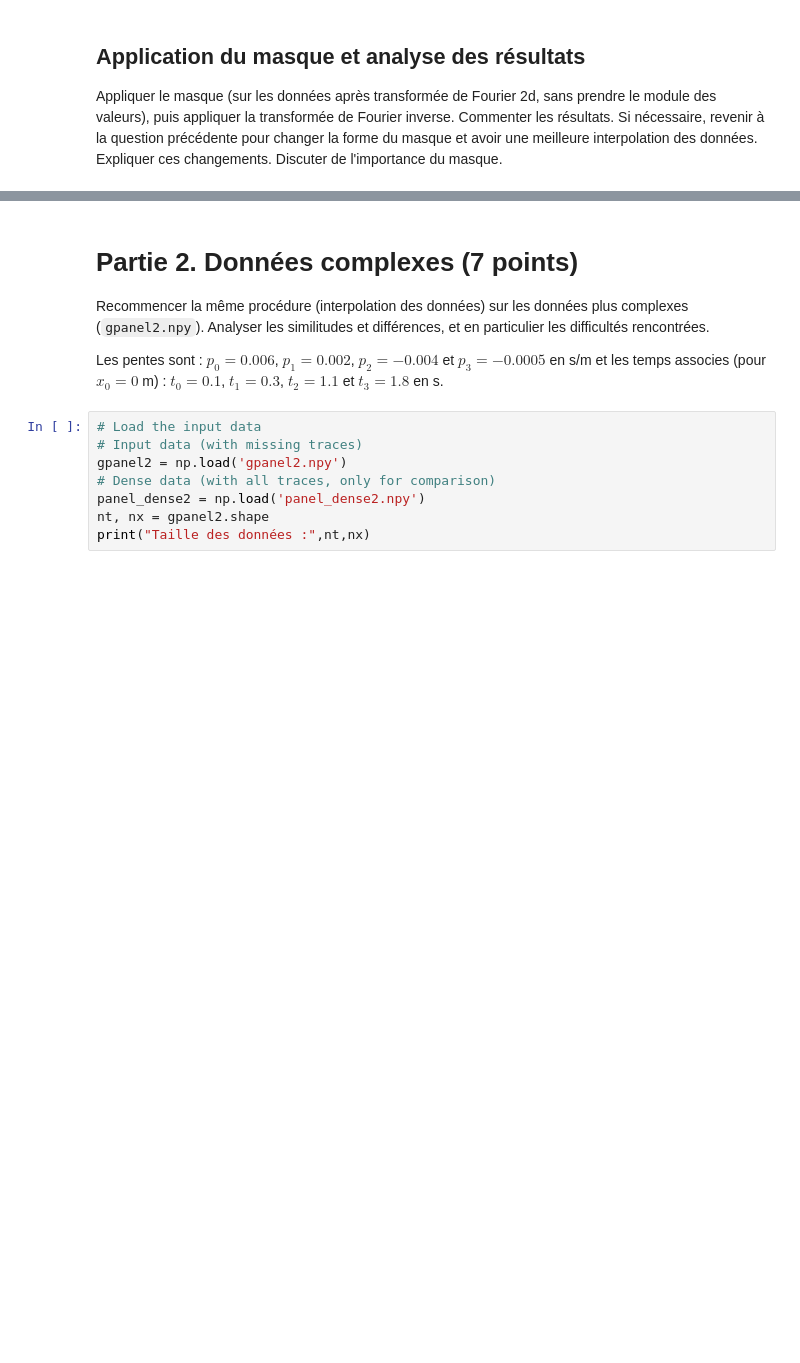
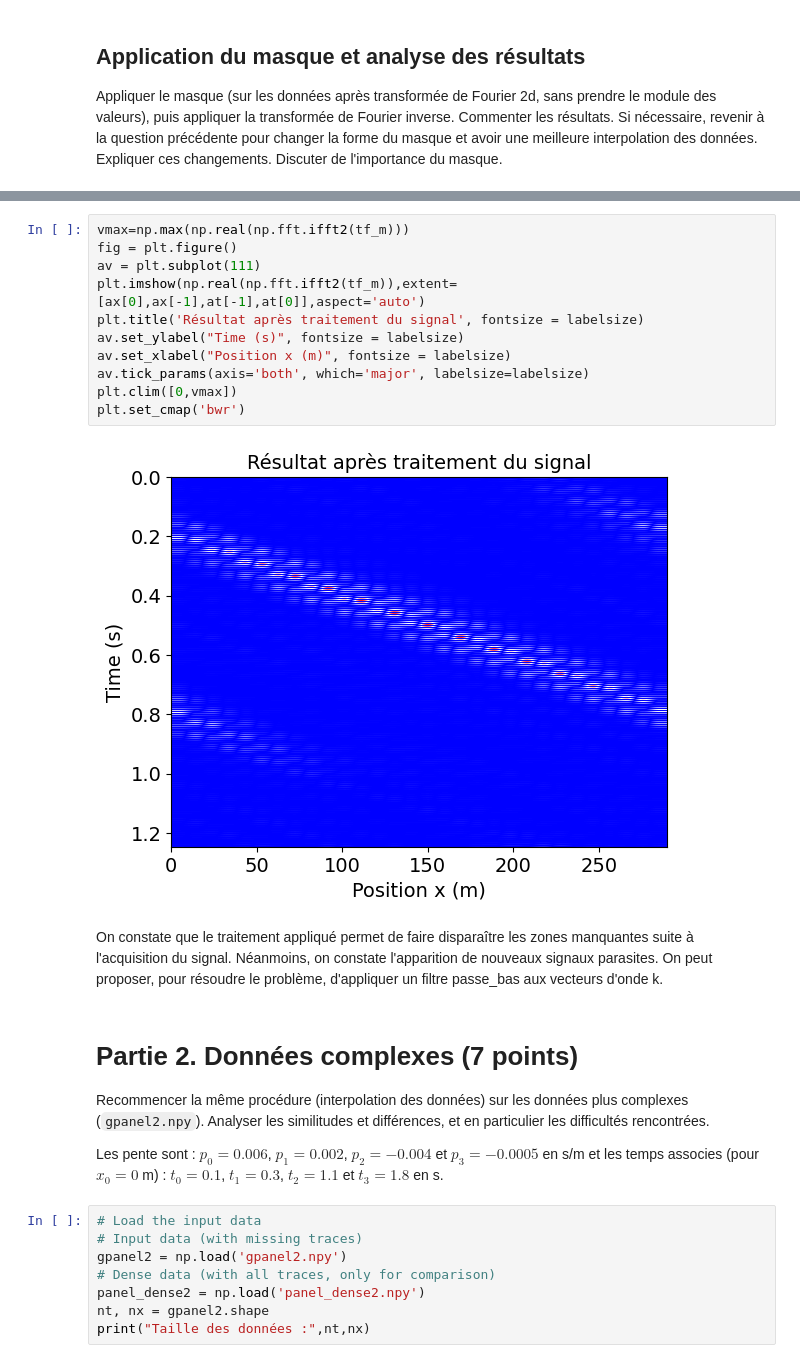
Before and after one commit to LucieTrolle/Projet-Traitement-du-Signal, a Jupyter notebook: Mini-projet Géophysique/mini_projet_geophysique.ipynb, the cells around one changed output, grey strips where cells are left out. Drawn from its saved outputs; the diff is of its cells as text; blank space fills up the shorter version.

```diff
--- a/Mini-projet Géophysique/mini_projet_geophysique.ipynb
+++ b/Mini-projet Géophysique/mini_projet_geophysique.ipynb
@@ -169,9 +283,24 @@ Appliquer le masque (sur les données après transformée de Fourier 2d, sans pr
+# %%
+vmax=np.max(np.real(np.fft.ifft2(tf_m)))
+fig = plt.figure()
+av = plt.subplot(111)
+plt.imshow(np.real(np.fft.ifft2(tf_m)),extent=[ax[0],ax[-1],at[-1],at[0]],aspect='auto')
+plt.title('Résultat après traitement du signal', fontsize = labelsize)
+av.set_ylabel("Time (s)", fontsize = labelsize)
+av.set_xlabel("Position x (m)", fontsize = labelsize)
+av.tick_params(axis='both', which='major', labelsize=labelsize)
+plt.clim([0,vmax])
+plt.set_cmap('bwr')
+# %% [output]
+[figure, added]
+# %% [markdown]
+On constate que le traitement appliqué permet de faire disparaître les zones manquantes suite à l'acquisition du signal. Néanmoins, on constate l'apparition de nouveaux signaux parasites. On peut proposer, pour résoudre le problème, d'appliquer un filtre passe_bas aux vecteurs d'onde k.
 # %% [markdown]
 # Partie 2. Données complexes (7 points)
 
 Recommencer la même procédure (interpolation des données) sur les données plus complexes (`gpanel2.npy`). Analyser les similitudes et différences, et en particulier les difficultés rencontrées.
 
-Les pentes sont :
+Les pente sont :
 $p_0 = 0.006$, $p_1 = 0.002$, $p_2 = -0.004$ et $p_3 = -0.0005$ en s/m
 et les temps associes (pour $x_0=0$ m) : $t_0 = 0.1$, $t_1 = 0.3$, $t_2 = 1.1$ et $t_3 = 1.8$ en s.
 # %%
```
Also changed, not shown: parts of 18 cells of this notebook.
